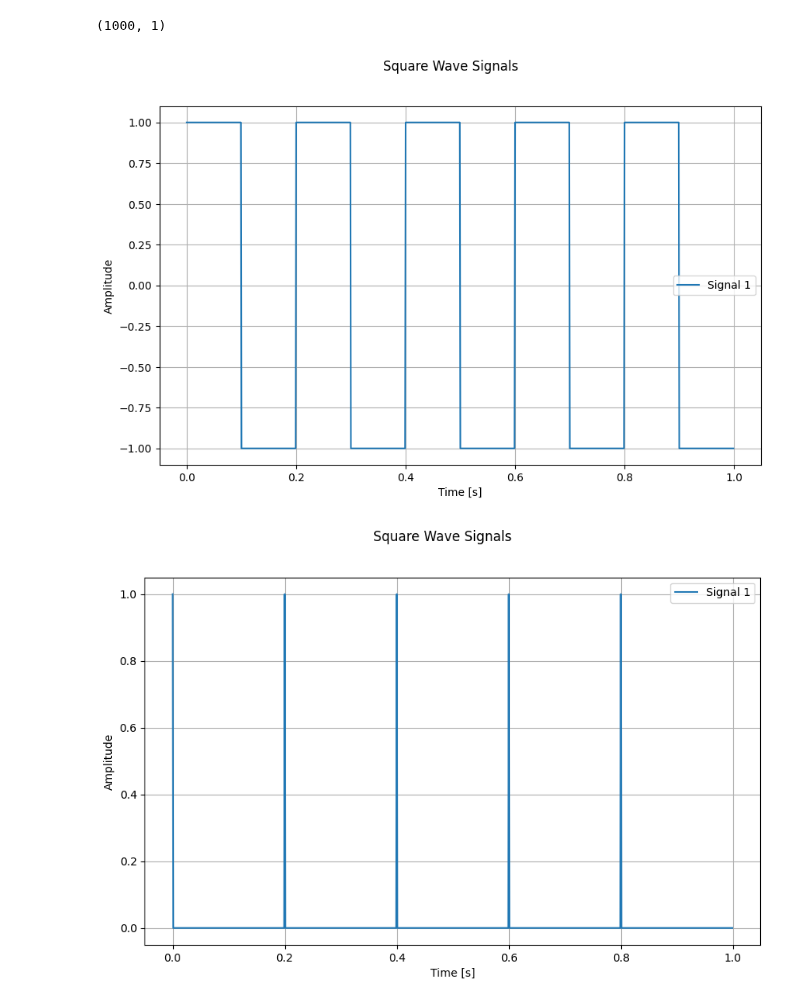
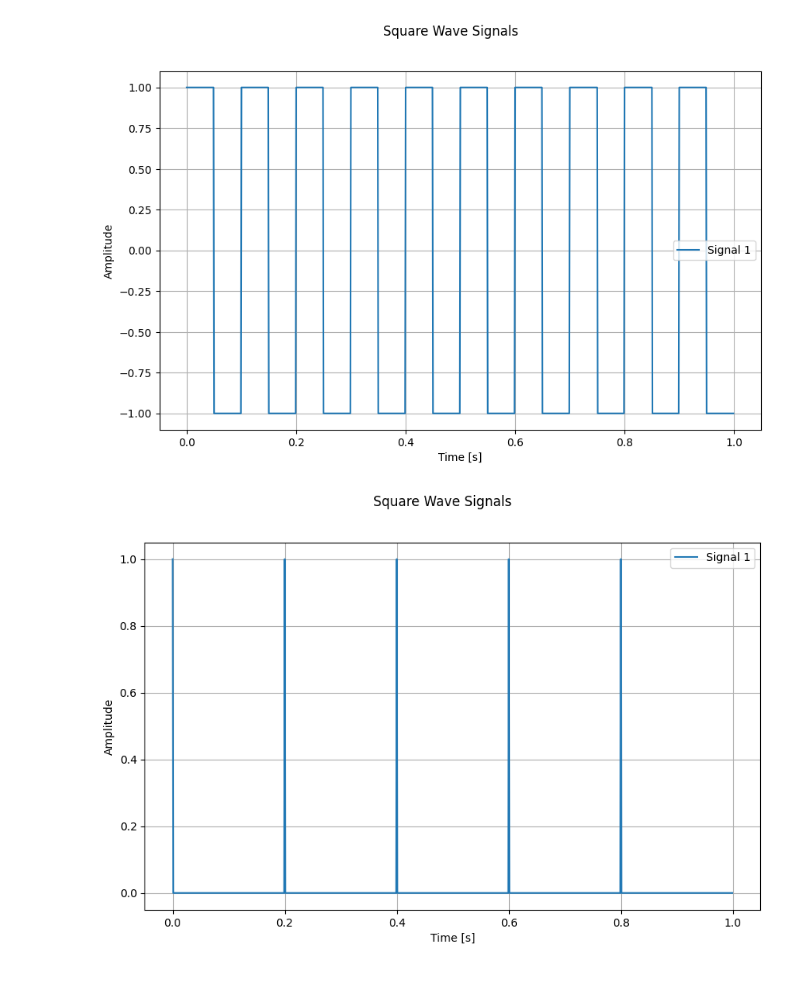
Before and after one commit to Muckthebuck/Learning-Dynamic-Systems, a Jupyter notebook: sims/test.ipynb, the cells around one changed output. Saved outputs shown, nothing was run; the diff lists cells and outputs as text; code cells hidden in the pictures.

```diff
--- a/sims/test.ipynb
+++ b/sims/test.ipynb
@@ -1,38 +1,37 @@
 # %%
 import numpy as np
 import matplotlib.pyplot as plt
 from scipy import signal
 
 # Parameters
 n = 1
 T = 1
-Fs = 1000
-f = 5
+Fs = 1/0.001
+f = 10
 
 # Time vector
 t = np.linspace(0, T, int(T * Fs), endpoint=False)
 
 # Generate square wave signals
 y = signal.square(2 * np.pi * f * t)
-y = np.tile(y, (n, 1)).T  # Now y has shape (T*Fs, n)
-print(y.shape)
+y = np.reshape(y, (len(t), 1))  # Ensure y is in the correct shape for plotting
+
 # Create subplots
 fig, axes = plt.subplots(n, 1, figsize=(10, 6), sharex=True)
 if n == 1:
     axes = [axes]
 for i in range(n):
     axes[i].plot(t, y[:, i], label=f"Signal {i+1}")
     axes[i].set_ylabel("Amplitude")
     axes[i].legend()
     axes[i].grid()
 
 axes[-1].set_xlabel("Time [s]")
 fig.suptitle("Square Wave Signals")
 
 plt.show()
 # %% [output]
-(1000, 1)
-[figure, old version]
+[figure, new version]
 # %%
 t = np.linspace(0, T, int(Fs * T), endpoint=False)  # Time vector
 y = np.zeros_like(t)                                # Initialize signal with zeros
```
Also changed, not shown: 12 other files.
